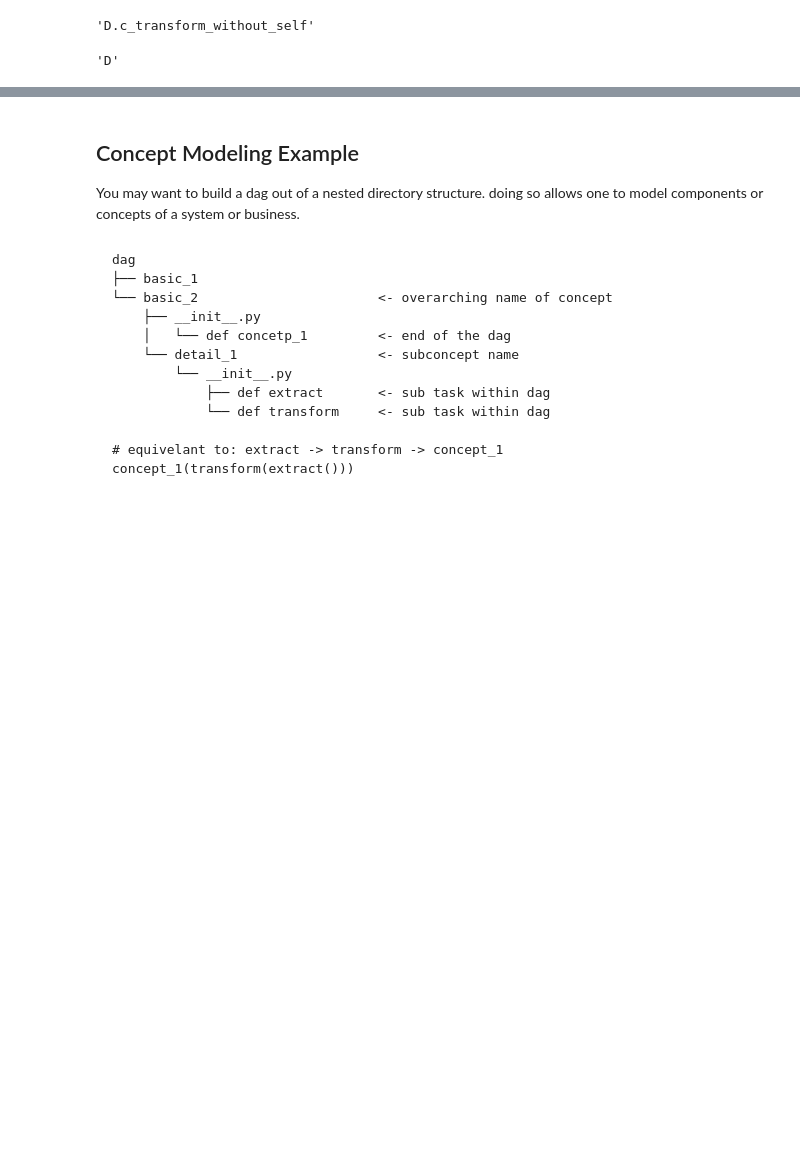
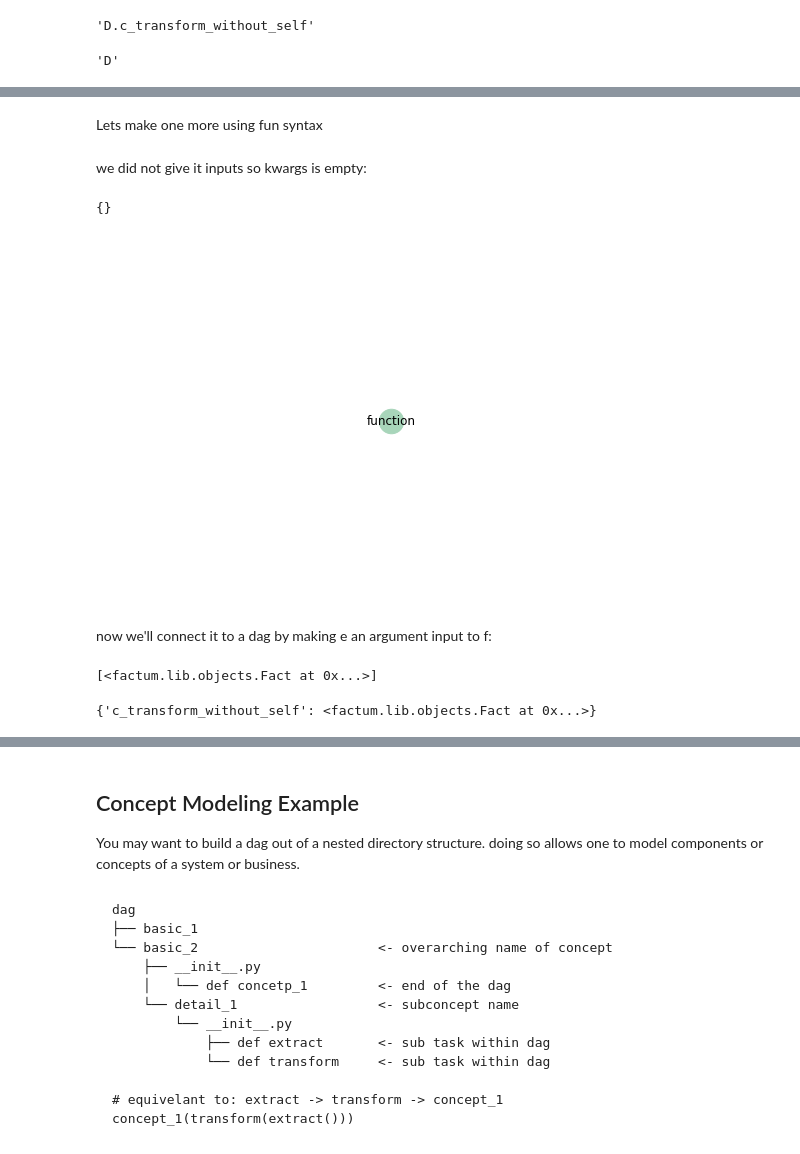
Before and after one commit to lastmeta/factum, a Jupyter notebook: notebooks/dev.ipynb, the cells around one changed output, grey strips where cells are left out. Cells and saved outputs as stored; diff of their text form; code cells hidden in the pictures; blank space fills up the shorter version.

```diff
--- a/notebooks/dev.ipynb
+++ b/notebooks/dev.ipynb
@@ -278,0 +259,10 @@ e.visualize(name_kind='tree_name')
+# %% [markdown]
+Lets make one more using fun syntax
+# %%
+def function(e, c_transform_without_self):
+    print('F running!')
+    return e*e + c_transform_without_self
+
+f = Fact(function)
+# %% [markdown]
+we did not give it inputs so kwargs is empty:
@@ -278,0 +271,10 @@ e.visualize(name_kind='tree_name')
+# %%
+f.kwargs
+# %% [output]
+{}
+# %%
+f.visualize()
+# %% [output]
+[figure, added]
+# %% [markdown]
+now we'll connect it to a dag by making e an argument input to f:
@@ -278,0 +283,4 @@ e.visualize(name_kind='tree_name')
+# %%
+f.args
+# %% [output]
+[<factum.lib.objects.Fact at 0x...>]
@@ -278,0 +289,4 @@ e.visualize(name_kind='tree_name')
+# %%
+f.kwargs
+# %% [output]
+{'c_transform_without_self': <factum.lib.objects.Fact at 0x...>}
```
Also changed, not shown: parts of 30 cells of this notebook, 1 other file.
